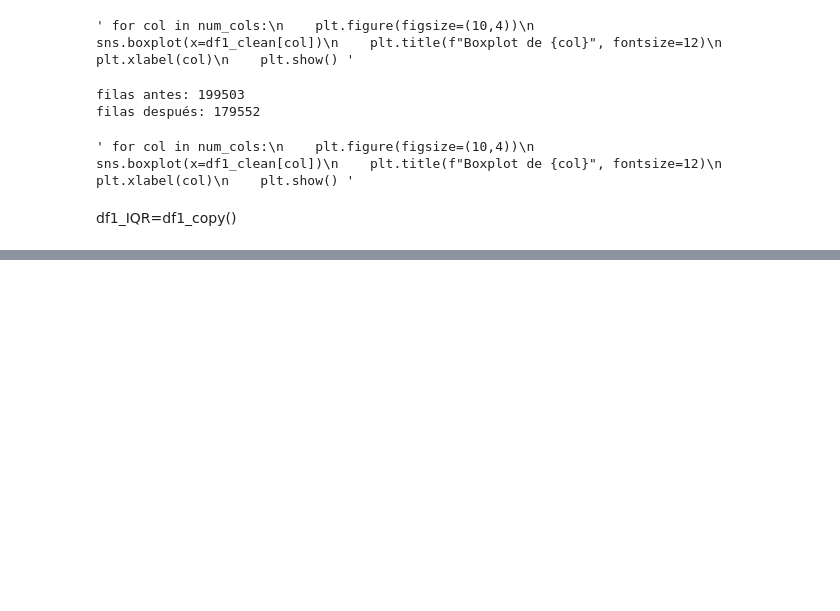
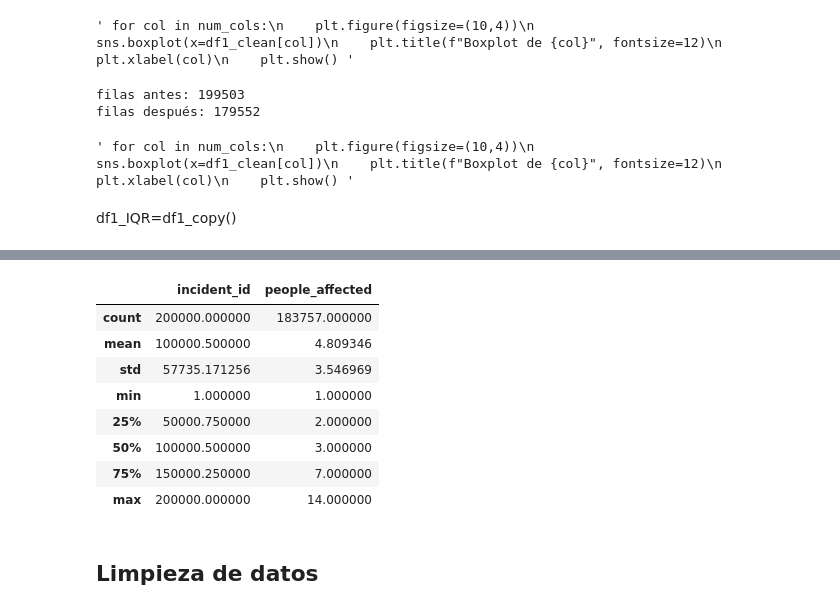
Before and after one commit to AntonioDavid333/python-ud3-ejercicios, a Jupyter notebook: ejercicios.ipynb, the cells around one changed output, grey strips where cells are left out. Saved outputs shown, nothing was run; the diff lists cells and outputs as text; code cells hidden in the pictures; blank space fills up the shorter version.

```diff
--- a/ejercicios.ipynb
+++ b/ejercicios.ipynb
@@ -286,0 +335,14 @@ df1_IQR=df1_copy()
+# %%
+df2_raw.describe()
+# %% [output]
+|  | incident_id | people_affected |
+| count | 200000.000000 | 183757.000000 |
+| mean | 100000.500000 | 4.809346 |
+| std | 57735.171256 | 3.546969 |
+| min | 1.000000 | 1.000000 |
+| 25% | 50000.750000 | 2.000000 |
+| 50% | 100000.500000 | 3.000000 |
+| 75% | 150000.250000 | 7.000000 |
+| max | 200000.000000 | 14.000000 |
+# %% [markdown]
+## Limpieza de datos
```
Also changed, not shown: parts of 8 cells of this notebook.
